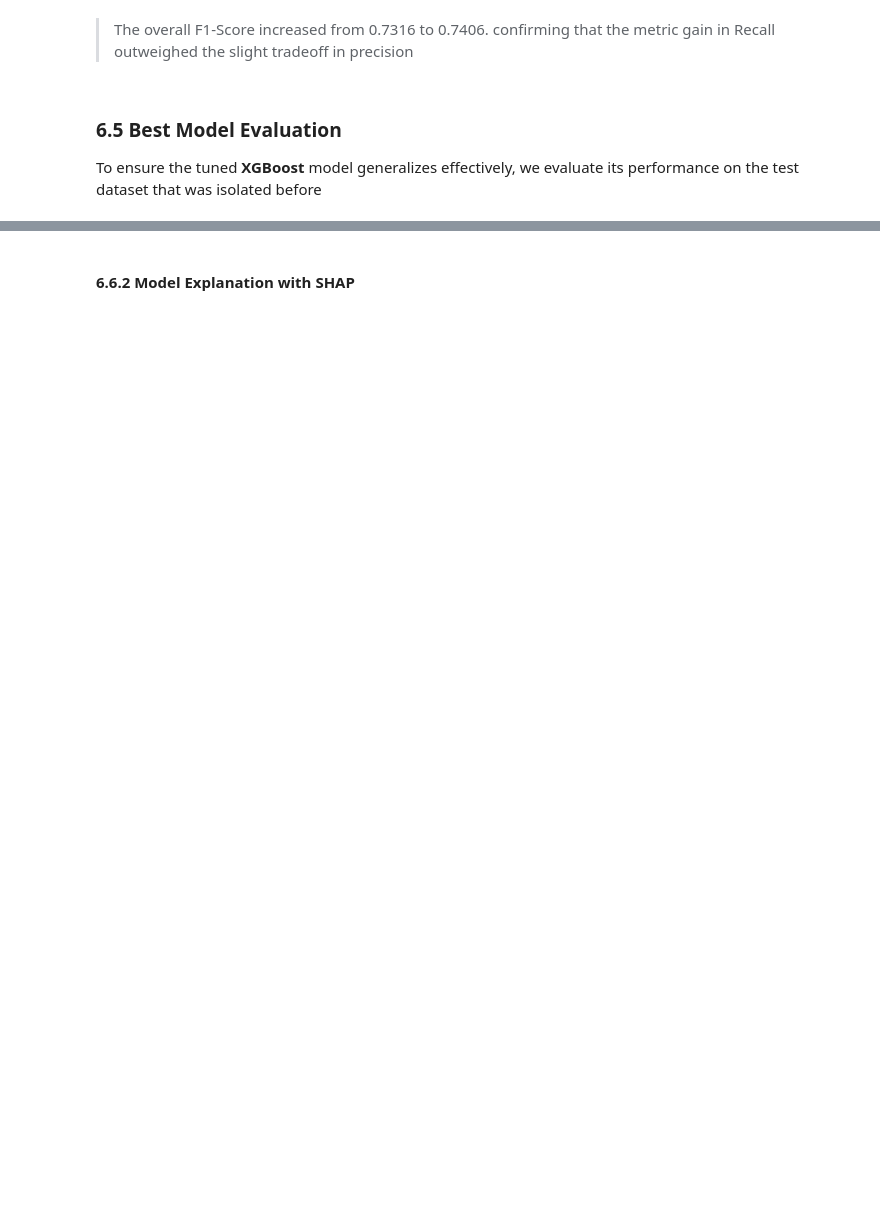
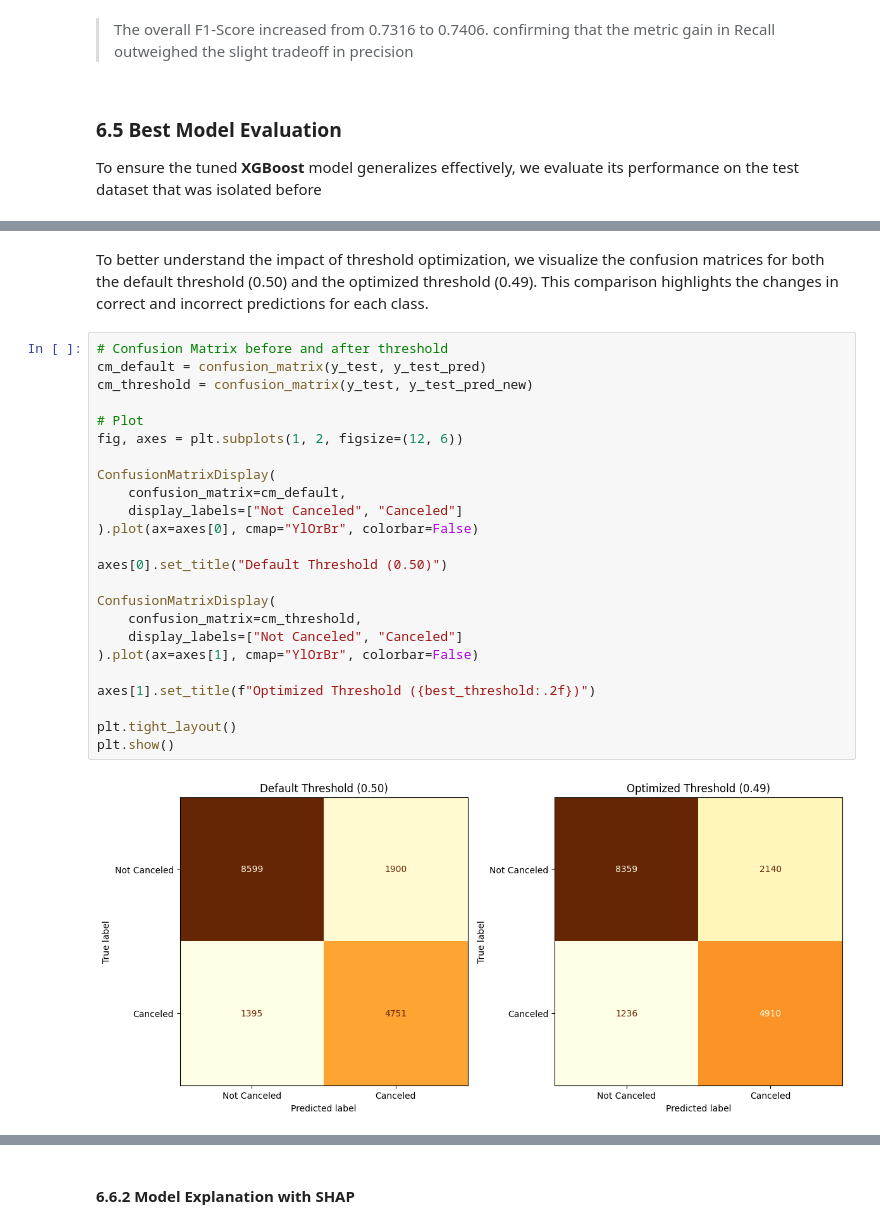
Before and after one commit to rafiandrianto/Capstone3, a Jupyter notebook: notebook/1.0-bdp-notebook.ipynb, the cells around one changed output, grey strips where cells are left out. Saved outputs shown, nothing was run; the diff lists cells and outputs as text; blank space fills up the shorter version.

Commit message:
confusion matrix + model explanation

```diff
--- a/notebook/1.0-bdp-notebook.ipynb
+++ b/notebook/1.0-bdp-notebook.ipynb
@@ -1430,0 +1495,28 @@ weighted avg       0.81      0.80      0.80     16645
+# %% [markdown]
+To better understand the impact of threshold optimization, we visualize the confusion matrices for both the default threshold (0.50) and the optimized threshold (0.49). This comparison highlights the changes in correct and incorrect predictions for each class.
+# %%
+# Confusion Matrix before and after threshold
+cm_default = confusion_matrix(y_test, y_test_pred)
+cm_threshold = confusion_matrix(y_test, y_test_pred_new)
+
+# Plot
+fig, axes = plt.subplots(1, 2, figsize=(12, 6))
+
+ConfusionMatrixDisplay(
+    confusion_matrix=cm_default,
+    display_labels=["Not Canceled", "Canceled"]
+).plot(ax=axes[0], cmap="YlOrBr", colorbar=False)
+
+axes[0].set_title("Default Threshold (0.50)")
+
+ConfusionMatrixDisplay(
+    confusion_matrix=cm_threshold,
+    display_labels=["Not Canceled", "Canceled"]
+).plot(ax=axes[1], cmap="YlOrBr", colorbar=False)
+
+axes[1].set_title(f"Optimized Threshold ({best_threshold:.2f})")
+
+plt.tight_layout()
+plt.show()
+# %% [output]
+[figure, added]
```
Also changed, not shown: parts of 14 cells of this notebook.
